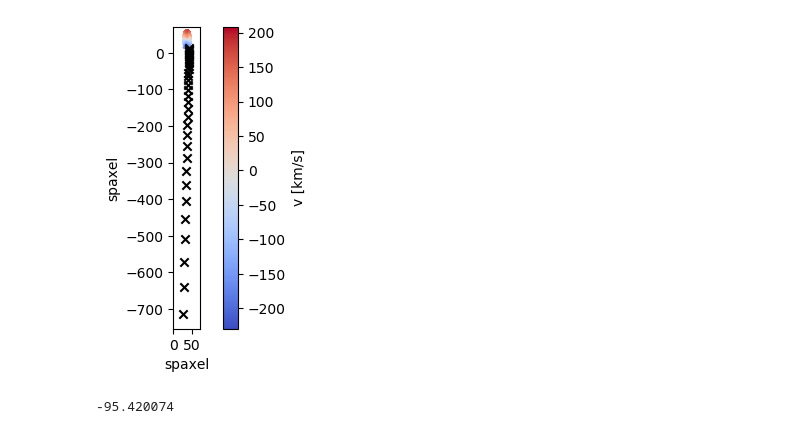
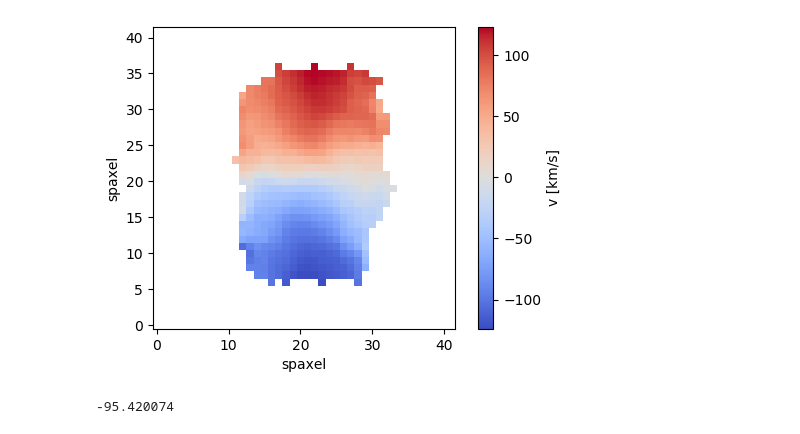
Before and after one commit to kadglass/RotationCurves, a Jupyter notebook: notebooks/test_find_phi.ipynb, the cells around one changed output. Saved outputs shown, nothing was run; the diff lists cells and outputs as text; code cells hidden in the pictures.

```diff
--- a/notebooks/test_find_phi.ipynb
+++ b/notebooks/test_find_phi.ipynb
@@ -161,7 +157,7 @@ def find_phi(center_coords, phi_angle, vel_map):
 
     return phi_adjusted, spax_jump, spax
 # %%
-gal_ID = '10519-12702'
+gal_ID = '10507-3702'
 
 i_t = t_dict[gal_ID]
 phi_angle = t['nsa_elpetro_phi'][i_t]
@@ -243,16 +239,16 @@ spax_jump
 # %%
 plt.imshow(mvel, cmap='coolwarm')
 plt.colorbar(label='v [km/s]')
 plt.xlabel('spaxel')
 plt.ylabel('spaxel')
-for i in range(0,len(spax_jump)):
+#for i in range(0,len(spax_jump)):
 #    plt.scatter(spax_jump[i][1], spax_jump[i][0], marker='x', color='cyan')
-    plt.scatter(spax_jump[i][1], spax_jump[i][0], marker='x', color='k')
+    #plt.scatter(spax_jump[i][1], spax_jump[i][0], marker='x', color='k')
 plt.gca().invert_yaxis()
 
 plt.show()
 # %% [output]
-[figure, old version]
+[figure, new version]
 # %%
 mvel[(37,20)] - mvel[center]
 # %% [output]
```
Also changed, not shown: parts of 5 cells of this notebook.
